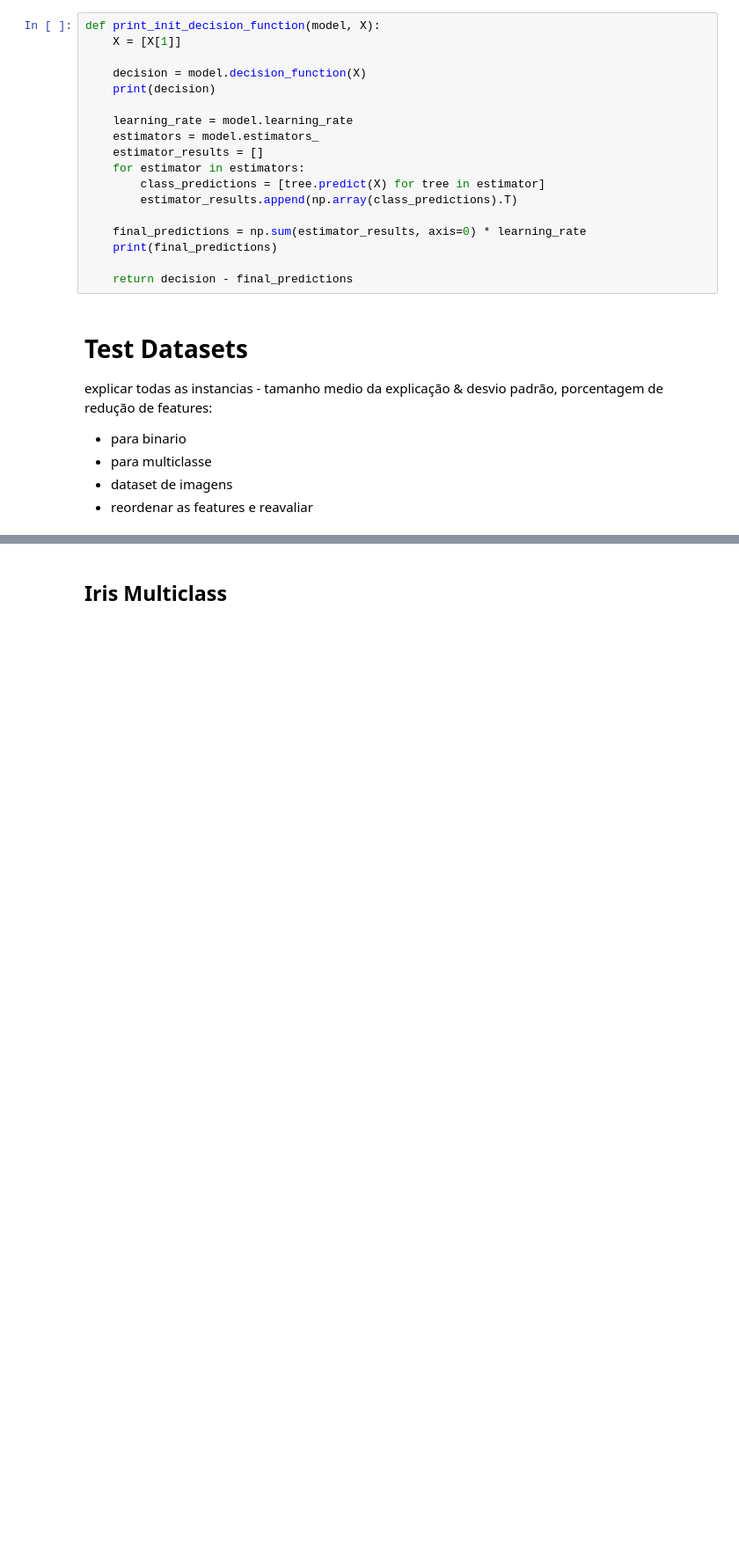
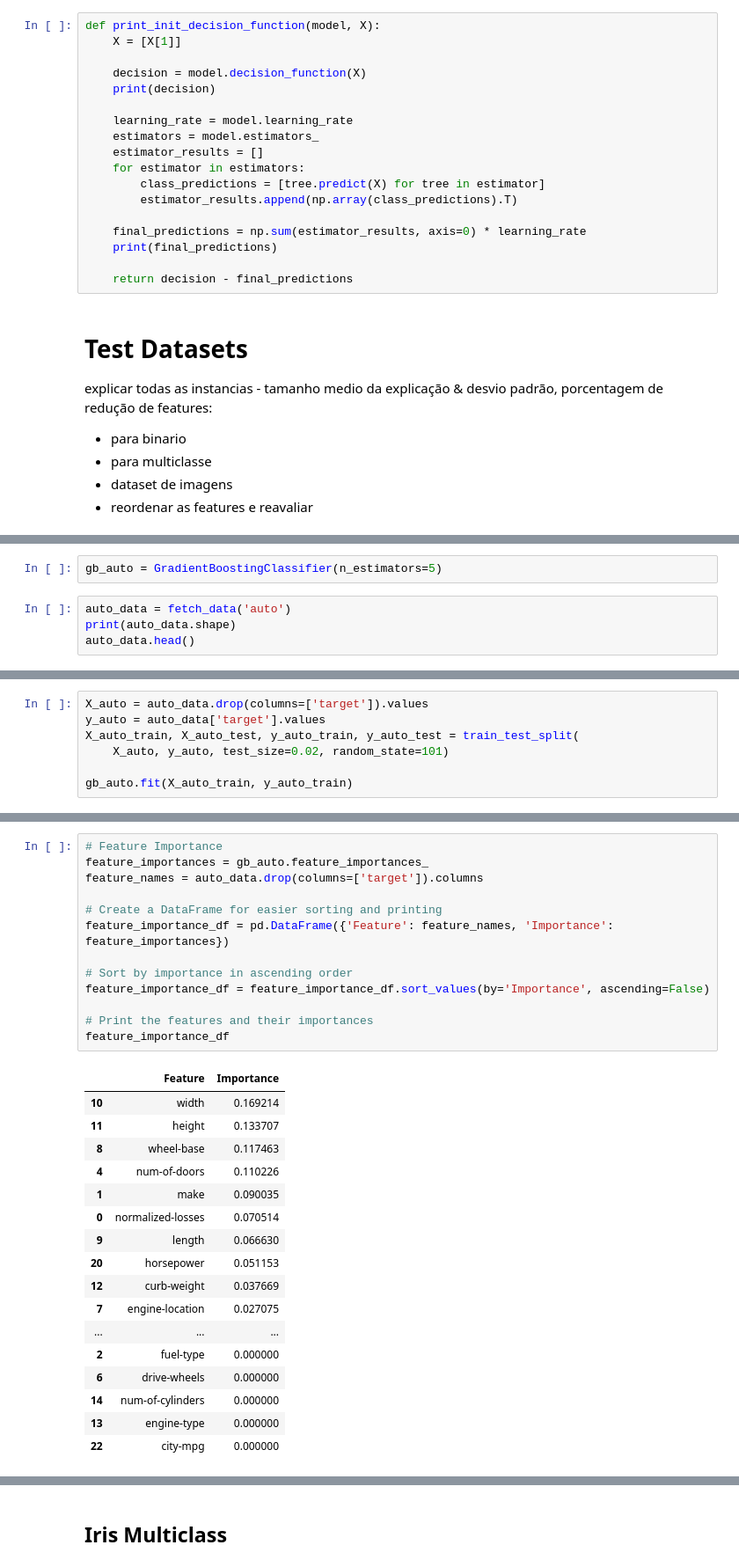
Before and after one commit to dabzr/LogicExplainML, a Jupyter notebook: testing/notebooks/colab notebooks/z3_gb_xai.ipynb, the cells around one changed output, grey strips where cells are left out. Shown at 88% size. Drawn from its saved outputs; the diff is of its cells as text; blank space fills up the shorter version.

```diff
--- a/testing/notebooks/colab notebooks/z3_gb_xai.ipynb
+++ b/testing/notebooks/colab notebooks/z3_gb_xai.ipynb
@@ -258,0 +262,6 @@ explicar todas as instancias - tamanho medio da explicação & desvio padrão, p
+# %%
+gb_auto = GradientBoostingClassifier(n_estimators=5)
+# %%
+auto_data = fetch_data('auto')
+print(auto_data.shape)
+auto_data.head()
@@ -258,0 +281,7 @@ explicar todas as instancias - tamanho medio da explicação & desvio padrão, p
+# %%
+X_auto = auto_data.drop(columns=['target']).values
+y_auto = auto_data['target'].values
+X_auto_train, X_auto_test, y_auto_train, y_auto_test = train_test_split(
+    X_auto, y_auto, test_size=0.02, random_state=101)
+
+gb_auto.fit(X_auto_train, y_auto_train)
@@ -258,0 +342,31 @@ explicar todas as instancias - tamanho medio da explicação & desvio padrão, p
+# %%
+# Feature Importance
+feature_importances = gb_auto.feature_importances_
+feature_names = auto_data.drop(columns=['target']).columns
+
+# Create a DataFrame for easier sorting and printing
+feature_importance_df = pd.DataFrame({'Feature': feature_names, 'Importance': feature_importances})
+
+# Sort by importance in ascending order
+feature_importance_df = feature_importance_df.sort_values(by='Importance', ascending=False)
+
+# Print the features and their importances
+feature_importance_df
+# %% [output]
+|  | Feature | Importance |
+| 10 | width | 0.169214 |
+| 11 | height | 0.133707 |
+| 8 | wheel-base | 0.117463 |
+| 4 | num-of-doors | 0.110226 |
+| 1 | make | 0.090035 |
+| 0 | normalized-losses | 0.070514 |
+| 9 | length | 0.066630 |
+| 20 | horsepower | 0.051153 |
+| 12 | curb-weight | 0.037669 |
+| 7 | engine-location | 0.027075 |
+| ... | ... | ... |
+| 2 | fuel-type | 0.000000 |
+| 6 | drive-wheels | 0.000000 |
+| 14 | num-of-cylinders | 0.000000 |
+| 13 | engine-type | 0.000000 |
+| 22 | city-mpg | 0.000000 |
```
Also changed, not shown: parts of 54 cells of this notebook.
